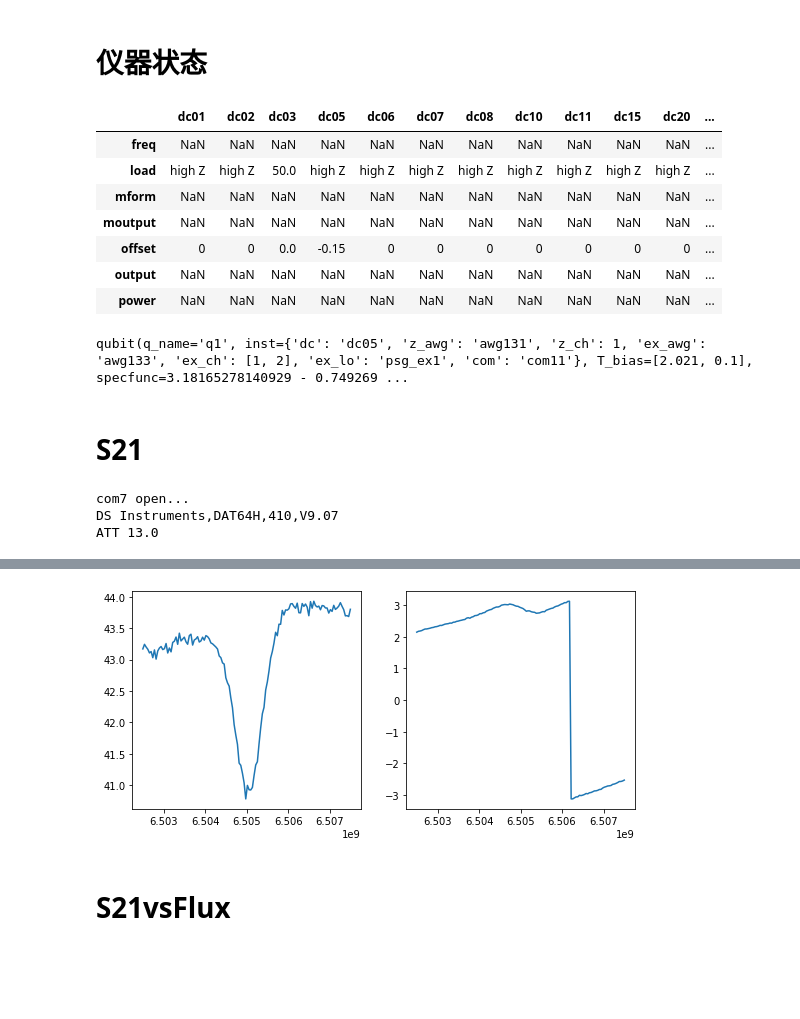
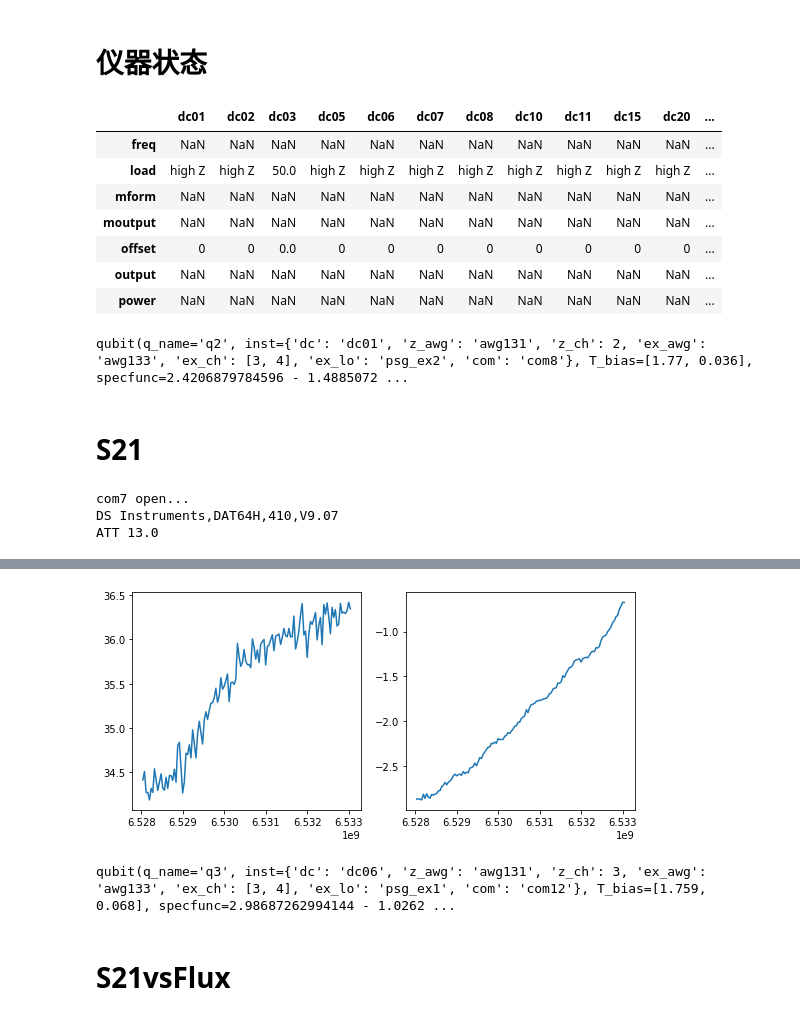
Before and after one commit to zhaoshoukuan/-ipynb, a Jupyter notebook: qw20.ipynb, the cells around one changed output, grey strips where cells are left out. Cells and saved outputs as stored; diff of their text form; code cells hidden in the pictures; blank space fills up the shorter version.

```diff
--- a/qw20.ipynb
+++ b/qw20.ipynb
@@ -117,6 +122,8 @@ awg_list = {'awg131':awg131,'awg132':awg132,'awg133':awg134,'awg134':awg133,'awg
 ## 测量类
 # %%
 measure = mr.common(f_cavity,ats,dc,psg,awg_list,jpa)
+# %%
+measure.awg = awg_list
 # %%
 await mr.awgSync(measure)
 # %% [markdown]
@@ -221,12 +224,8 @@ pd.DataFrame(state)
 | load | high Z | high Z | 50.0 | high Z | high Z | high Z | high Z | high Z | high Z | high Z | high Z | ... |
 | mform | NaN | NaN | NaN | NaN | NaN | NaN | NaN | NaN | NaN | NaN | NaN | ... |
 | moutput | NaN | NaN | NaN | NaN | NaN | NaN | NaN | NaN | NaN | NaN | NaN | ... |
-| offset | 0 | 0 | 0.0 | -0.15 | 0 | 0 | 0 | 0 | 0 | 0 | 0 | ... |
+| offset | 0 | 0 | 0.0 | 0 | 0 | 0 | 0 | 0 | 0 | 0 | 0 | ... |
 | output | NaN | NaN | NaN | NaN | NaN | NaN | NaN | NaN | NaN | NaN | NaN | ... |
 | power | NaN | NaN | NaN | NaN | NaN | NaN | NaN | NaN | NaN | NaN | NaN | ... |
 # %%
 await mr.RecoverInst(measure)
-# %%
-q1
-# %% [output]
-qubit(q_name='q1', inst={'dc': 'dc05', 'z_awg': 'awg131', 'z_ch': 1, 'ex_awg': 'awg133', 'ex_ch': [1, 2], 'ex_lo': 'psg_ex1', 'com': 'com11'}, T_bias=[2.021, 0.1], specfunc=3.18165278140929 - 0.749269 ...
@@ -233,26 +234,34 @@ qubit(q_name='q1', inst={'dc': 'dc05', 'z_awg': 'awg131', 'z_ch': 1, 'ex_awg': '
+# %%
+q2
+# %% [output]
+qubit(q_name='q2', inst={'dc': 'dc01', 'z_awg': 'awg131', 'z_ch': 2, 'ex_awg': 'awg133', 'ex_ch': [3, 4], 'ex_lo': 'psg_ex2', 'com': 'com8'}, T_bias=[1.77, 0.036], specfunc=2.4206879784596 - 1.4885072 ...
 # %% [markdown]
 # S21
 # %%
 qubits = mr.qubitCollections([q1,q2,q3,q4,q5,q6,q7,q8,q9,q10])
 # %%
-q_target = q1
+q_target = q3
 tag = q_target.q_name
 att_setup = mr.Att_Setup('com7')
 att_setup.Att(13)
-await psg[q_target.inst['ex_lo']].setValue('Output','OFF')
+#await psg[q_target.inst['ex_lo']].setValue('Output','OFF')
 await mr.jpa_switch(measure,state='ON')
 job = Job(mr.S21, (q_target,measure,True), tags=[tag], max=126)
 f_s21, s_s21 = await job.done()
 fig, axes = plt.subplots(ncols=2,nrows=1,figsize=(9,4))
 axes[0].plot(f_s21,20*np.log10(np.abs(s_s21)))
 axes[1].plot(f_s21,np.angle(s_s21))
 plt.show()
 # %% [output]
 com7 open...
 DS Instruments,DAT64H,410,V9.07
 ATT 13.0
 [interactive output not drawn]
-[figure, old version]
+[figure, new version]
+# %%
+q3
+# %% [output]
+qubit(q_name='q3', inst={'dc': 'dc06', 'z_awg': 'awg131', 'z_ch': 3, 'ex_awg': 'awg133', 'ex_ch': [3, 4], 'ex_lo': 'psg_ex1', 'com': 'com12'}, T_bias=[1.759, 0.068], specfunc=2.98687262994144 - 1.0262 ...
 # %% [markdown]
 # S21vsFlux
 # %%
```
Also changed, not shown: parts of 58 cells of this notebook, 2 other files.
